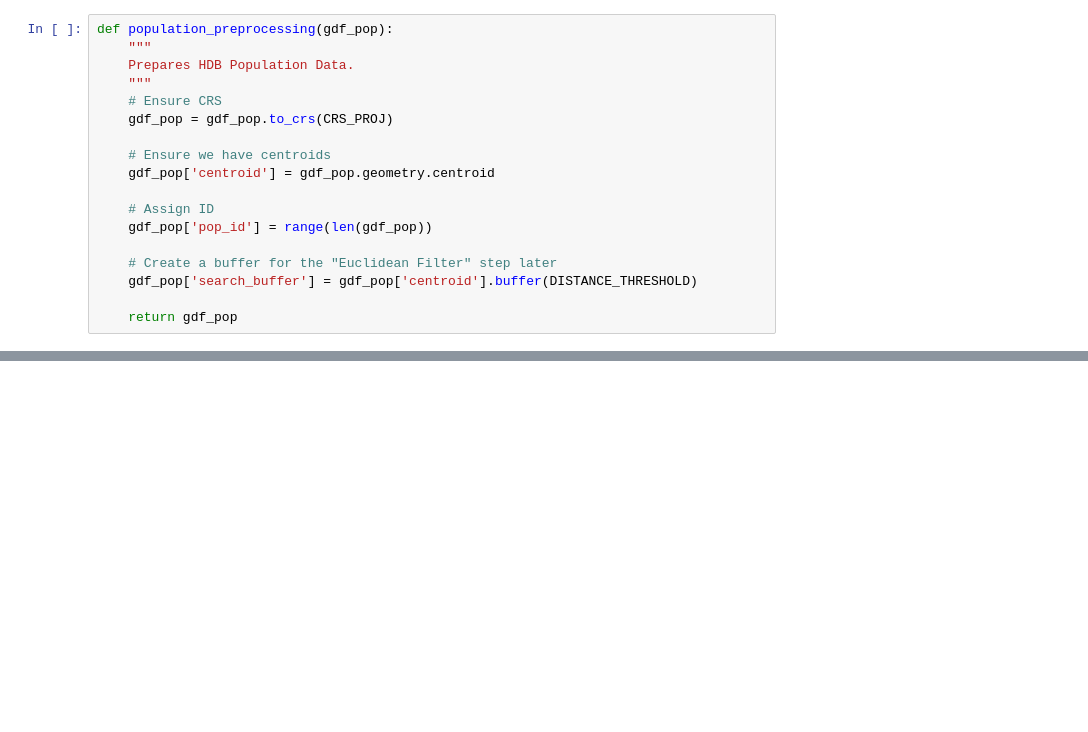
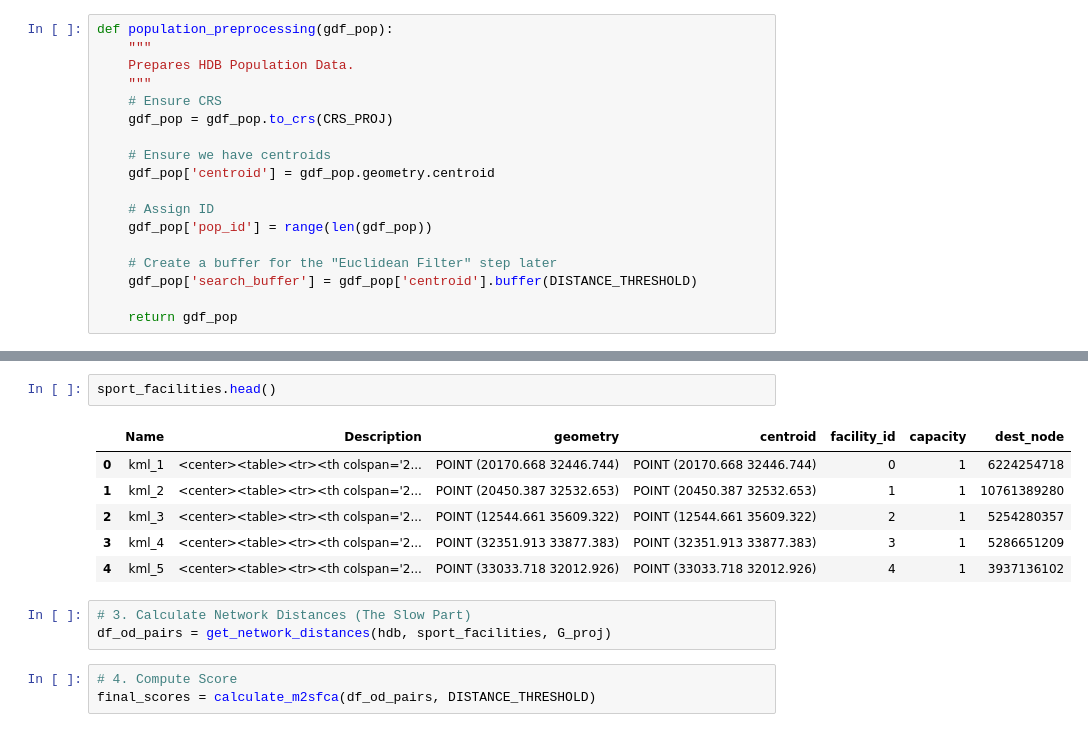
Before and after one commit to ziqiqiiii/Spatial_Equity_Analysis, a Jupyter notebook: notebooks/02_Network_Analysis.ipynb, the cells around one changed output, grey strips where cells are left out. Drawn from its saved outputs; the diff is of its cells as text; blank space fills up the shorter version.

```diff
--- a/notebooks/02_Network_Analysis.ipynb
+++ b/notebooks/02_Network_Analysis.ipynb
@@ -96,0 +234,15 @@ def population_preprocessing(gdf_pop):
+# %%
+sport_facilities.head()
+# %% [output]
+|  | Name | Description | geometry | centroid | facility_id | capacity | dest_node |
+| 0 | kml_1 | <center><table><tr><th colspan='2... | POINT (20170.668 32446.744) | POINT (20170.668 32446.744) | 0 | 1 | 6224254718 |
+| 1 | kml_2 | <center><table><tr><th colspan='2... | POINT (20450.387 32532.653) | POINT (20450.387 32532.653) | 1 | 1 | 10761389280 |
+| 2 | kml_3 | <center><table><tr><th colspan='2... | POINT (12544.661 35609.322) | POINT (12544.661 35609.322) | 2 | 1 | 5254280357 |
+| 3 | kml_4 | <center><table><tr><th colspan='2... | POINT (32351.913 33877.383) | POINT (32351.913 33877.383) | 3 | 1 | 5286651209 |
+| 4 | kml_5 | <center><table><tr><th colspan='2... | POINT (33033.718 32012.926) | POINT (33033.718 32012.926) | 4 | 1 | 3937136102 |
+# %%
+# 3. Calculate Network Distances (The Slow Part)
+df_od_pairs = get_network_distances(hdb, sport_facilities, G_proj)
+# %%
+# 4. Compute Score
+final_scores = calculate_m2sfca(df_od_pairs, DISTANCE_THRESHOLD)
```
Also changed, not shown: parts of 6 cells of this notebook.
